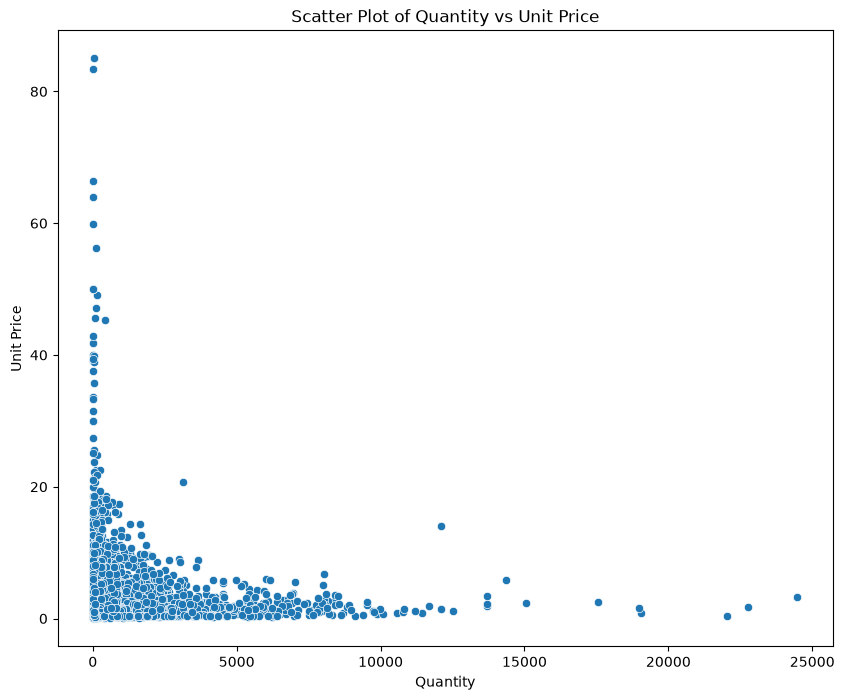
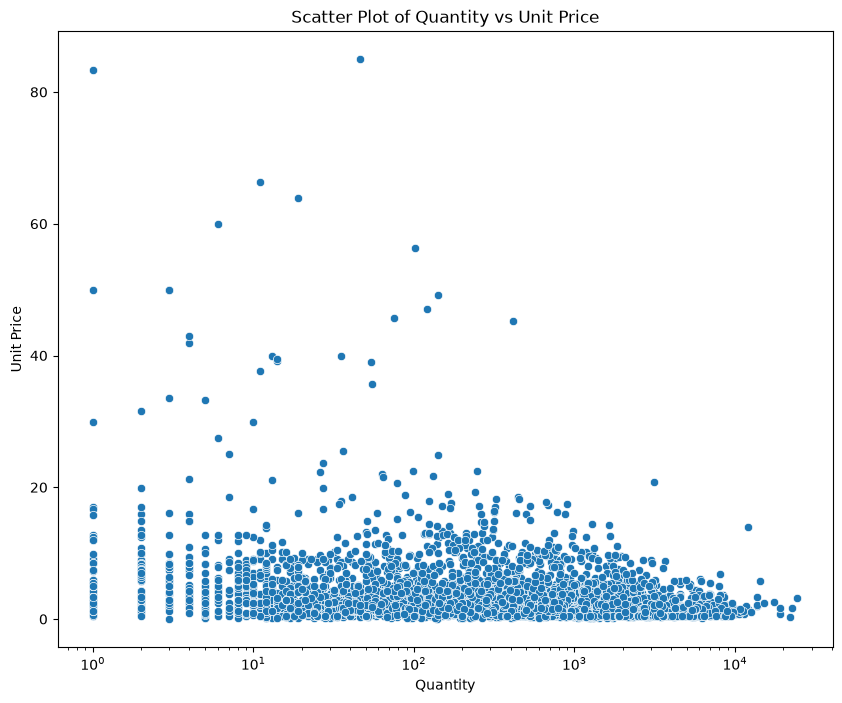
The notebook cell's code change between the first figure and the second:
--- before
+++ after
@@ -8,4 +8,5 @@
 plt.figure(figsize=(10,8))
 sns.scatterplot(data=product_df, x='Quantity', y='UnitPrice')
+plt.xscale("log")
 plt.xlabel("Quantity")
 plt.ylabel("Unit Price")

Commit: Online Retail Analysis Updated